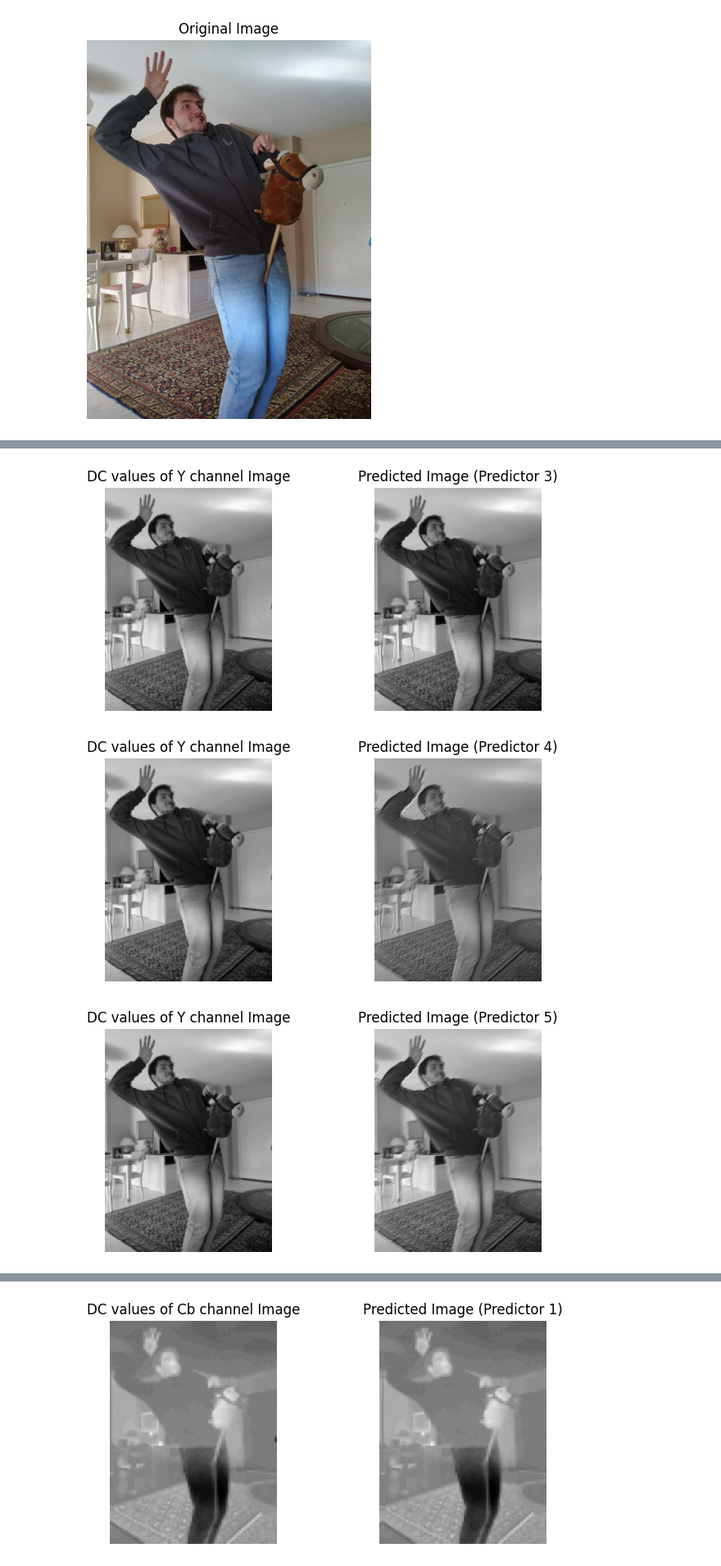
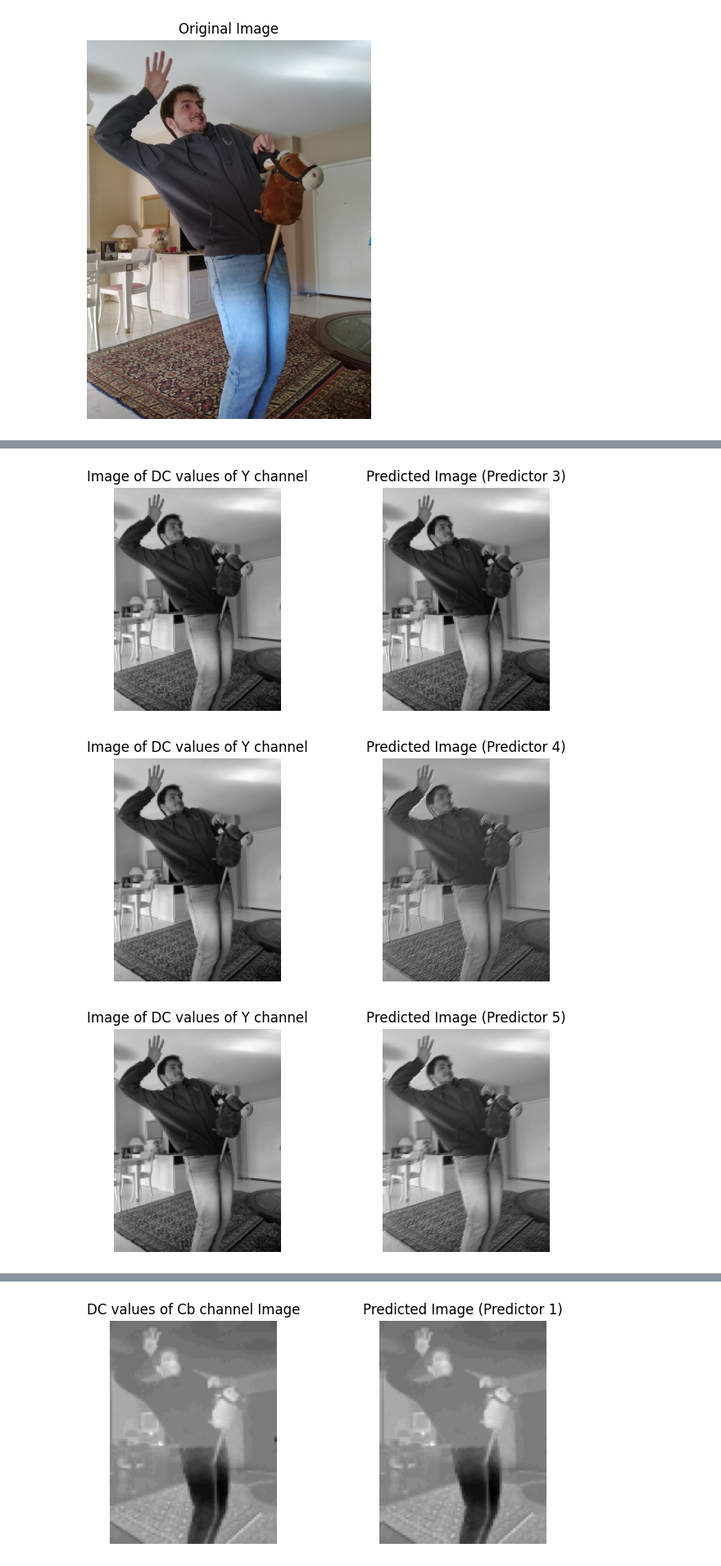
Before and after one commit to iliaxant/DIP_HW_2_image_compression, a Jupyter notebook: DIP_HW_2.ipynb, the cells around one changed output, grey strips where cells are left out. Shown at 82% size. Drawn from its saved outputs; the diff is of its cells as text; code cells hidden in the pictures.

```diff
--- a/DIP_HW_2.ipynb
+++ b/DIP_HW_2.ipynb
@@ -256,7 +245,6 @@ predictor_masks = [predictor1_mask, predictor2_mask, predictor3_mask,
                    predictor4_mask, predictor5_mask, predictor6_mask,
                    predictor7_mask]
 
-
 predicted_images = []
 
 for i, predictor_mask in enumerate(predictor_masks):
@@ -268,7 +256,7 @@ for i, predictor_mask in enumerate(predictor_masks):
 
   plt.subplot(3, 3, 1)
   plt.imshow(DC_Y, cmap='gray')
-  plt.title('DC values of Y channel Image')
+  plt.title('Image of DC values of Y channel')
   plt.axis('off')
 
   plt.subplot(3, 3, 2)
@@ -283,3 +271,3 @@ for i, predictor_mask in enumerate(predictor_masks):
-[figure, old version]
+[figure, new version]
-[figure, old version]
+[figure, new version]
-[figure, old version]
+[figure, new version]
```
Also changed, not shown: parts of 20 cells of this notebook.
